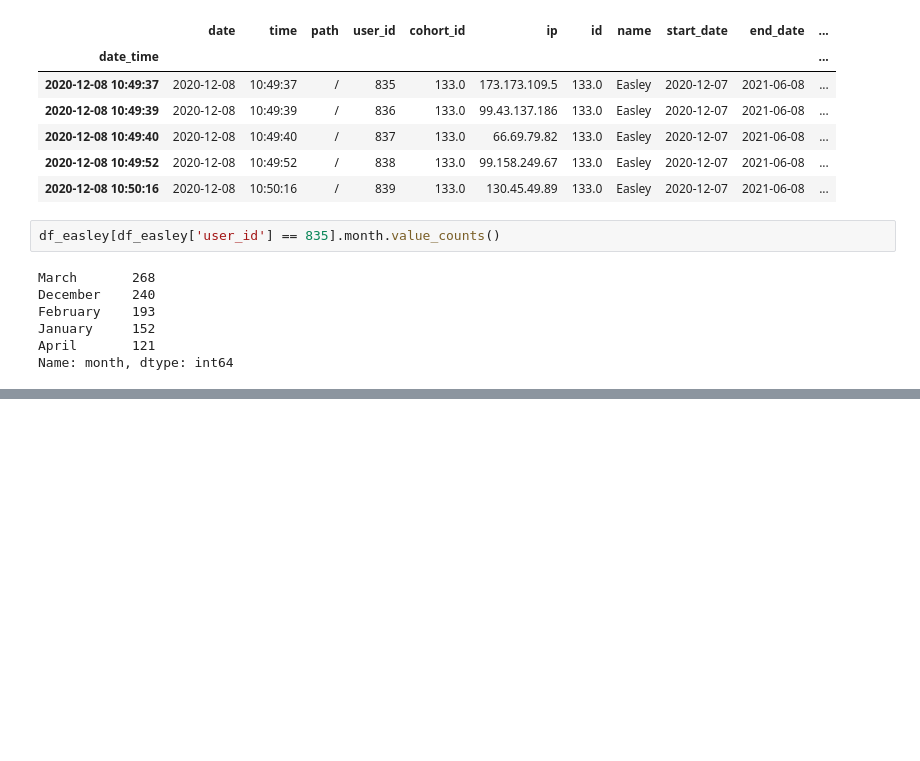
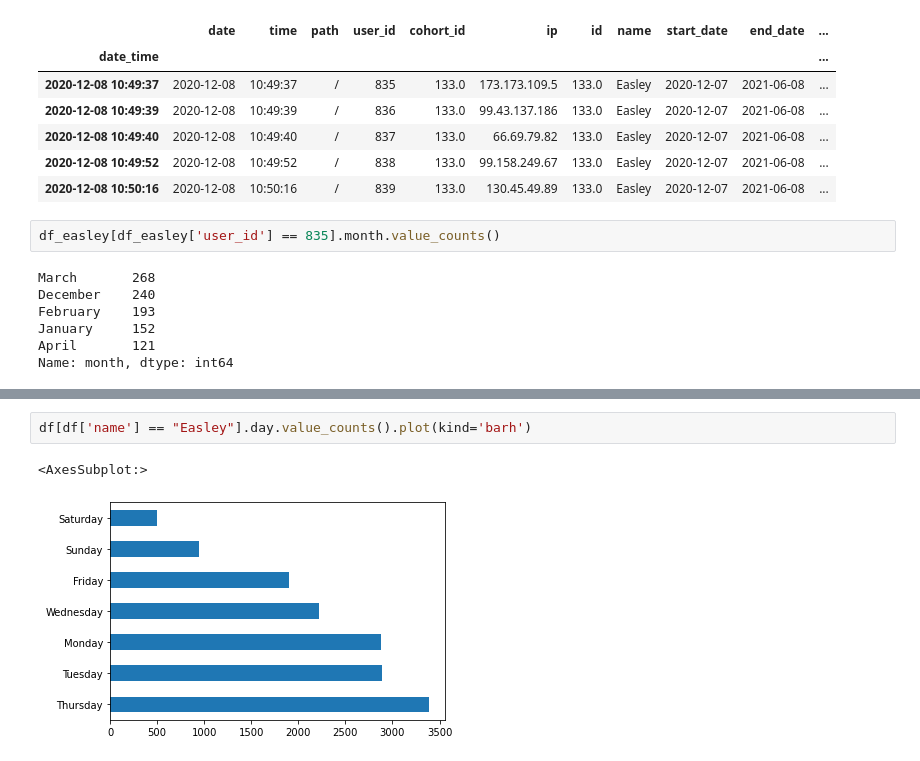
Before and after one commit to DBerchelmann/anomaly-detection-exercises, a Jupyter notebook: log_sandbox2.ipynb, the cells around one changed output, grey strips where cells are left out. Cells and saved outputs as stored; diff of their text form; blank space fills up the shorter version.

```diff
--- a/log_sandbox2.ipynb
+++ b/log_sandbox2.ipynb
@@ -143,0 +164,5 @@ Name: month, Length: 440, dtype: int64
+# %%
+df[df['name'] == "Easley"].day.value_counts().plot(kind='barh')
+# %% [output]
+<AxesSubplot:>
+[figure, added]
```
Also changed, not shown: parts of 6 cells of this notebook.
